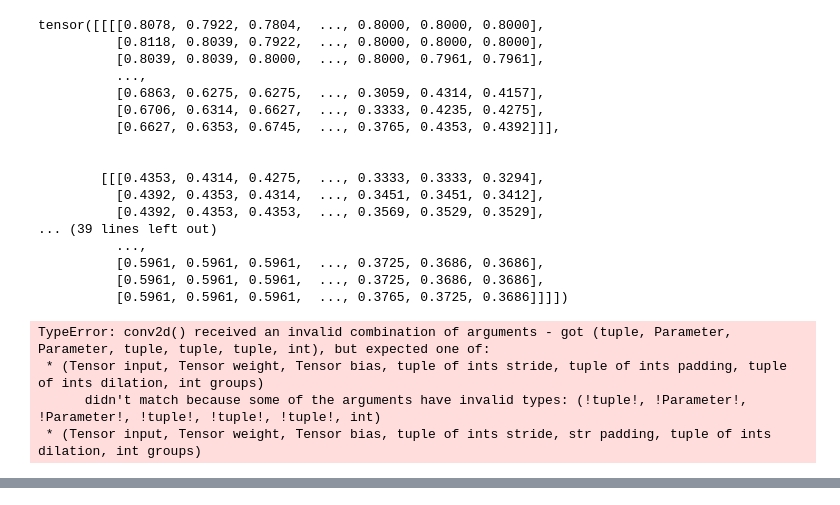
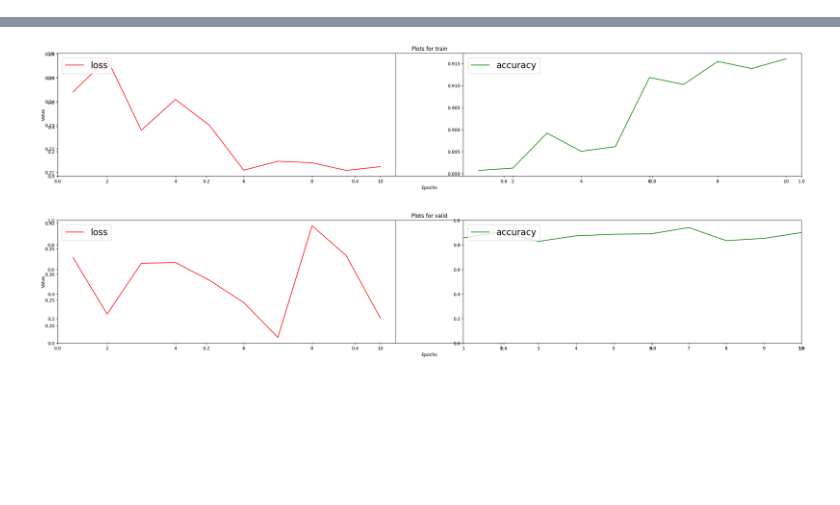
Before and after one commit to StepanSemykin/Lab_5, a Jupyter notebook: learning.ipynb, the cells around one changed output, grey strips where cells are left out. Drawn from its saved outputs; the diff is of its cells as text; code cells hidden in the pictures; blank space fills up the shorter version.

```diff
--- a/learning.ipynb
+++ b/learning.ipynb
@@ -175,65 +273,11 @@ Cnn(
-# %%
-optimizer = optim.Adam(params = model.parameters(), lr = 0.001)
-criterion = nn.CrossEntropyLoss()
-
-for epoch in range(epochs):
-    epoch_loss = 0
-    epoch_accuracy = 0
-
-    for label, data in train_loader:
-        print(label)
-        # data = data.to(device)
-        # label = torch.tensor(label).to(device)
-        # label = label.to(device)
-
-        output = model(data)
-        loss = criterion(output, label)
-
-        optimizer.zero_grad()
-        loss.backward()
-        optimizer.step()
-
-        acc = ((output.argmax(dim = 1) == label).float().mean())
-        epoch_accuracy += acc/len(train_loader)
-        epoch_loss += loss/len(train_loader)
-
-    print('Epoch : {}, train accuracy : {}, train loss : {}'.format(epoch + 1, epoch_accuracy, epoch_loss))
-
-    with torch.no_grad():
-        epoch_val_accuracy = 0
-        epoch_val_loss = 0
-        for data, label in val_loader:
-            data = data.to(device)
-            label = label.to(device)
-
-            val_output = model(data)
-            val_loss = criterion(val_output, label)
-
-            acc = ((val_output.argmax(dim = 1) == label).float().mean())
-            epoch_val_accuracy += acc / len(val_loader)
-            epoch_val_loss += val_loss / len(val_loader)
-
-        print('Epoch : {}, val_accuracy : {}, val_loss : {}'.format(
-            epoch + 1, epoch_val_accuracy, epoch_val_loss))
-# %% [output]
-tensor([[[[0.8078, 0.7922, 0.7804,  ..., 0.8000, 0.8000, 0.8000],
-          [0.8118, 0.8039, 0.7922,  ..., 0.8000, 0.8000, 0.8000],
-          [0.8039, 0.8039, 0.8000,  ..., 0.8000, 0.7961, 0.7961],
-          ...,
-          [0.6863, 0.6275, 0.6275,  ..., 0.3059, 0.4314, 0.4157],
-          [0.6706, 0.6314, 0.6627,  ..., 0.3333, 0.4235, 0.4275],
-          [0.6627, 0.6353, 0.6745,  ..., 0.3765, 0.4353, 0.4392]]],
-
-
-        [[[0.4353, 0.4314, 0.4275,  ..., 0.3333, 0.3333, 0.3294],
-          [0.4392, 0.4353, 0.4314,  ..., 0.3451, 0.3451, 0.3412],
-          [0.4392, 0.4353, 0.4353,  ..., 0.3569, 0.3529, 0.3529],
-... (39 lines left out)
-          ...,
-          [0.5961, 0.5961, 0.5961,  ..., 0.3725, 0.3686, 0.3686],
-          [0.5961, 0.5961, 0.5961,  ..., 0.3725, 0.3686, 0.3686],
-          [0.5961, 0.5961, 0.5961,  ..., 0.3765, 0.3725, 0.3686]]]])
-TypeError: conv2d() received an invalid combination of arguments - got (tuple, Parameter, Parameter, tuple, tuple, tuple, int), but expected one of:
- * (Tensor input, Tensor weight, Tensor bias, tuple of ints stride, tuple of ints padding, tuple of ints dilation, int groups)
-      didn't match because some of the arguments have invalid types: (!tuple!, !Parameter!, !Parameter!, !tuple!, !tuple!, !tuple!, int)
- * (Tensor input, Tensor weight, Tensor bias, tuple of ints stride, str padding, tuple of ints dilation, int groups)
+# %%
+lr = 0.001
+epochs = 10
+batch_size = 100
+
+train_loader = DataLoader(dataset = train_data, batch_size = batch_size, shuffle = True)
+test_loader = DataLoader(dataset = test_data, batch_size = batch_size, shuffle = True)
+val_loader = DataLoader(dataset = val_data, batch_size = batch_size, shuffle = True)
+
+train_loop(train_loader, val_loader, epochs, lr)
+# %% [output]
@@ -239,0 +304,2 @@ TypeError: conv2d() received an invalid combination of arguments - got (tuple, P
+[figure, added]
+[figure, added]
```
Also changed, not shown: parts of 19 cells of this notebook, 1 other file.
